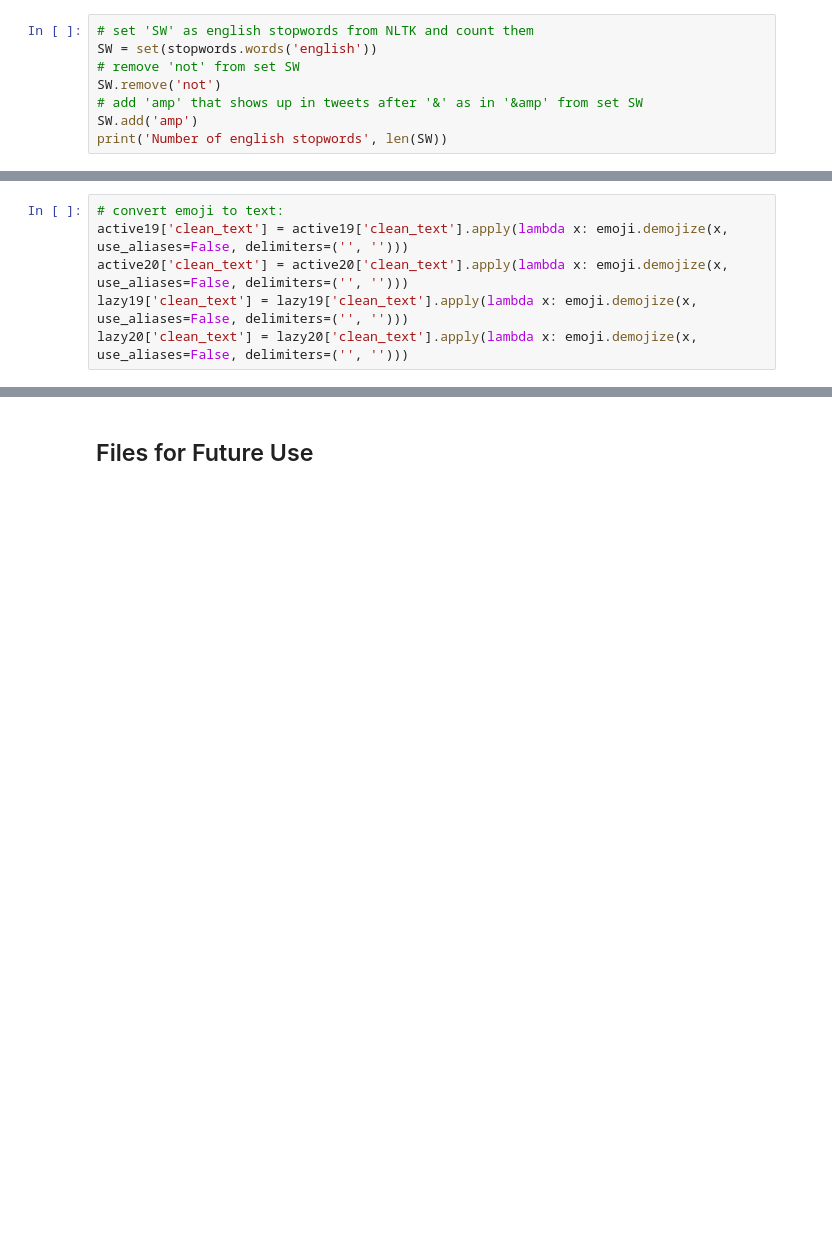
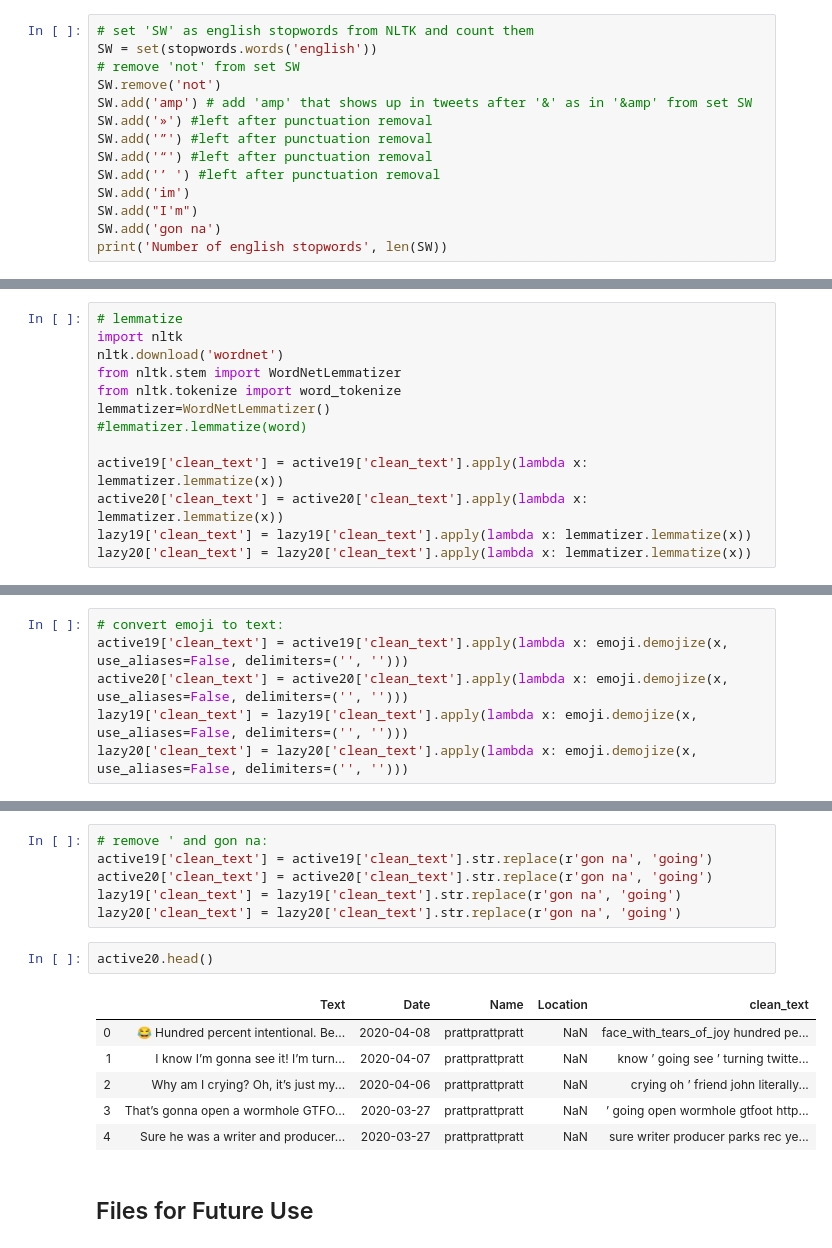
Before and after one commit to a-kantur/Springboard, a Jupyter notebook: Capstone Project 2/1. Data Wrangling.ipynb, the cells around one changed output, grey strips where cells are left out. Drawn from its saved outputs; the diff is of its cells as text; blank space fills up the shorter version.

```diff
--- a/Capstone Project 2/1. Data Wrangling.ipynb
+++ b/Capstone Project 2/1. Data Wrangling.ipynb
@@ -58,7 +58,13 @@ lazy20['clean_text']=lazy20['clean_text'].apply(lambda x: x.strip())
 SW = set(stopwords.words('english'))
 # remove 'not' from set SW
 SW.remove('not')
-# add 'amp' that shows up in tweets after '&' as in '&amp' from set SW
-SW.add('amp')
+SW.add('amp') # add 'amp' that shows up in tweets after '&' as in '&amp' from set SW
+SW.add('»') #left after punctuation removal
+SW.add('”') #left after punctuation removal
+SW.add('“') #left after punctuation removal
+SW.add('’ ') #left after punctuation removal
+SW.add('im')
+SW.add("I'm")
+SW.add('gon na')
 print('Number of english stopwords', len(SW))
 # %% [output]
@@ -79,3 +85,16 @@ active19['clean_text'] = active19['clean_text'].apply(lambda x: remove_stop_word
 active20['clean_text'] = active20['clean_text'].apply(lambda x: remove_stop_words(x))
 lazy19['clean_text'] = lazy19['clean_text'].apply(lambda x: remove_stop_words(x))
 lazy20['clean_text'] = lazy20['clean_text'].apply(lambda x: remove_stop_words(x))
+# %%
+# lemmatize
+import nltk
+nltk.download('wordnet')
+from nltk.stem import WordNetLemmatizer
+from nltk.tokenize import word_tokenize
+lemmatizer=WordNetLemmatizer()
+#lemmatizer.lemmatize(word)
+
+active19['clean_text'] = active19['clean_text'].apply(lambda x: lemmatizer.lemmatize(x))
+active20['clean_text'] = active20['clean_text'].apply(lambda x: lemmatizer.lemmatize(x))
+lazy19['clean_text'] = lazy19['clean_text'].apply(lambda x: lemmatizer.lemmatize(x))
+lazy20['clean_text'] = lazy20['clean_text'].apply(lambda x: lemmatizer.lemmatize(x))
@@ -108,3 +111,18 @@ active20[0:10]
+# %%
+# remove ' and gon na:
+active19['clean_text'] = active19['clean_text'].str.replace(r'gon na', 'going')
+active20['clean_text'] = active20['clean_text'].str.replace(r'gon na', 'going')
+lazy19['clean_text'] = lazy19['clean_text'].str.replace(r'gon na', 'going')
+lazy20['clean_text'] = lazy20['clean_text'].str.replace(r'gon na', 'going')
+# %%
+active20.head()
+# %% [output]
+|  | Text | Date | Name | Location | clean_text |
+| 0 | 😂 Hundred percent intentional. Be... | 2020-04-08 | prattprattpratt | NaN | face_with_tears_of_joy hundred pe... |
+| 1 | I know I’m gonna see it! I’m turn... | 2020-04-07 | prattprattpratt | NaN | know ’ going see ’ turning twitte... |
+| 2 | Why am I crying? Oh, it’s just my... | 2020-04-06 | prattprattpratt | NaN | crying oh ’ friend john literally... |
+| 3 | That’s gonna open a wormhole GTFO... | 2020-03-27 | prattprattpratt | NaN | ’ going open wormhole gtfoot http... |
+| 4 | Sure he was a writer and producer... | 2020-03-27 | prattprattpratt | NaN | sure writer producer parks rec ye... |
 # %% [markdown]
 ## Files for Future Use
 # %%
```
Also changed, not shown: parts of 5 cells of this notebook, 1 other file.
